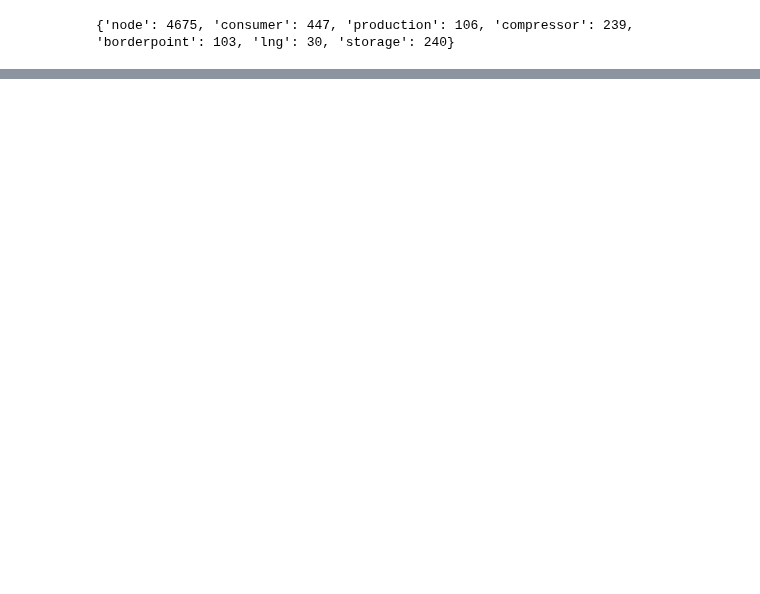
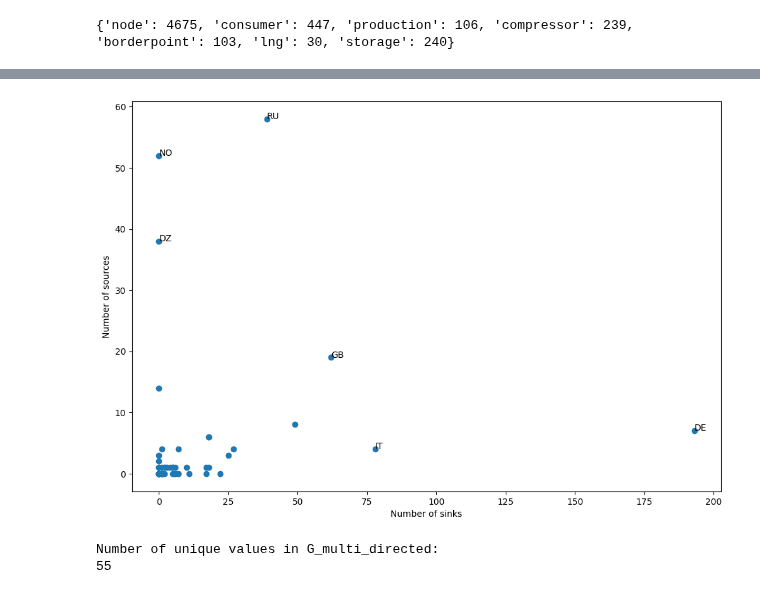
Before and after one commit to johanmasvie/iggielgn_topology_analysis, a Jupyter notebook: new_topo_analysis_iggielgn.ipynb, the cells around one changed output, grey strips where cells are left out. Cells and saved outputs as stored; diff of their text form; code cells hidden in the pictures; blank space fills up the shorter version.

```diff
--- a/new_topo_analysis_iggielgn.ipynb
+++ b/new_topo_analysis_iggielgn.ipynb
@@ -458,0 +462,36 @@ plt.show()
+# %%
+# For each country, plot the number of sinks in the country vs the number of sources in the country
+sinks_sources_dict = {}
+for node in G_multi_directed.nodes:
+    country_code = G_multi_directed.nodes[node]['country_code']
+    if country_code in sinks_sources_dict:
+        if 'sink' in G_multi_directed.nodes[node]['flow_type']:
+            sinks_sources_dict[country_code][0] += 1
+        if 'source' in G_multi_directed.nodes[node]['flow_type']:
+            sinks_sources_dict[country_code][1] += 1
+    else:
+        sinks_sources_dict[country_code] = [0, 0]
+        if 'sink' in G_multi_directed.nodes[node]['flow_type']:
+            sinks_sources_dict[country_code][0] += 1
+        if 'source' in G_multi_directed.nodes[node]['flow_type']:
+            sinks_sources_dict[country_code][1] += 1
+
+sinks_sources_df = pd.DataFrame.from_dict(sinks_sources_dict, orient='index', columns=['number_of_sinks', 'number_of_sources'])
+
+plt.figure(figsize=(12, 8))
+plt.scatter(sinks_sources_df['number_of_sinks'], sinks_sources_df['number_of_sources'])
+plt.xlabel('Number of sinks')
+plt.ylabel('Number of sources')
+for i, txt in enumerate(sinks_sources_df.index):
+    if sinks_sources_df['number_of_sinks'][i] > 50 or sinks_sources_df['number_of_sources'][i] > 30:
+        plt.annotate(txt, (sinks_sources_df['number_of_sinks'][i], sinks_sources_df['number_of_sources'][i]))
+plt.show()
+# %% [output]
+[figure, added]
+# %%
+# Print the number of unique values in the country_code attribute of the nodes in G_multi_directed
+print("Number of unique values in G_multi_directed:")
+print(len(pd.Series(nx.get_node_attributes(G_multi_directed, 'country_code')).value_counts()))
+# %% [output]
+Number of unique values in G_multi_directed:
+55
```
Also changed, not shown: parts of 9 cells of this notebook, 1 other file.
